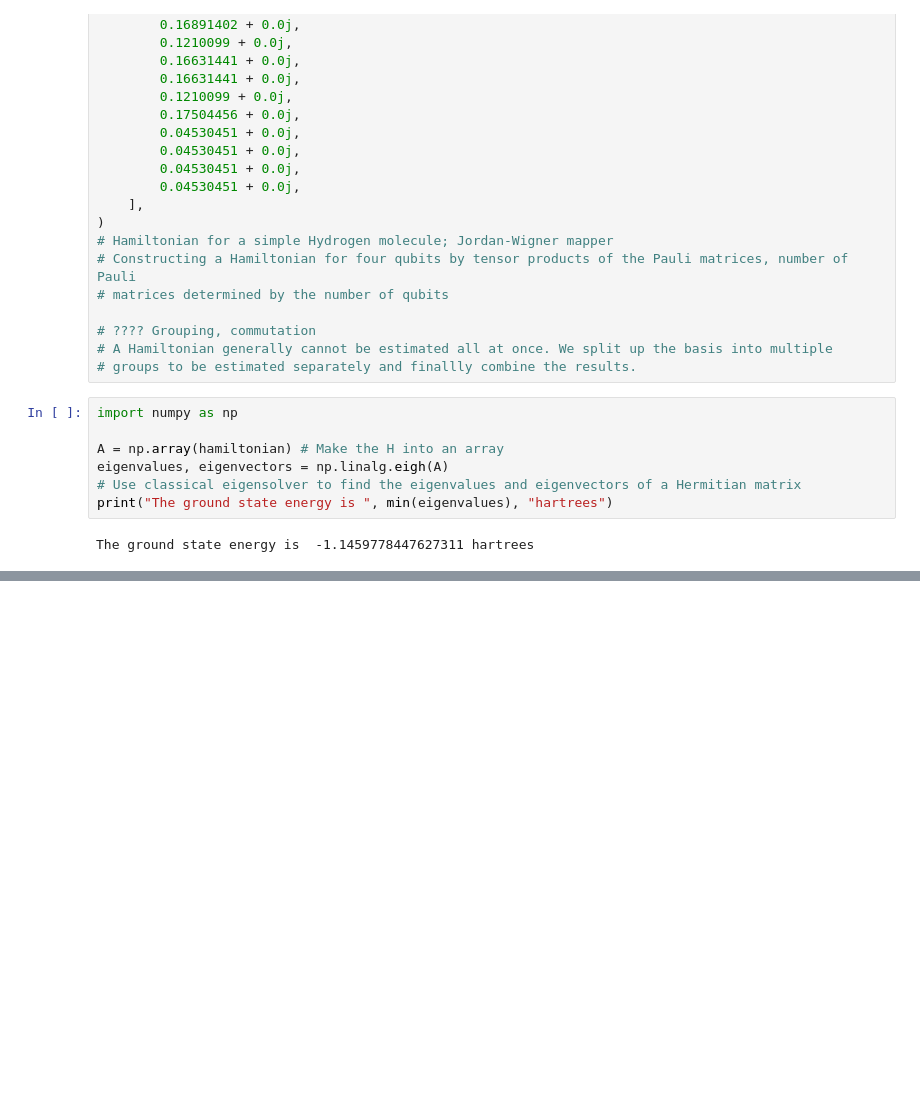
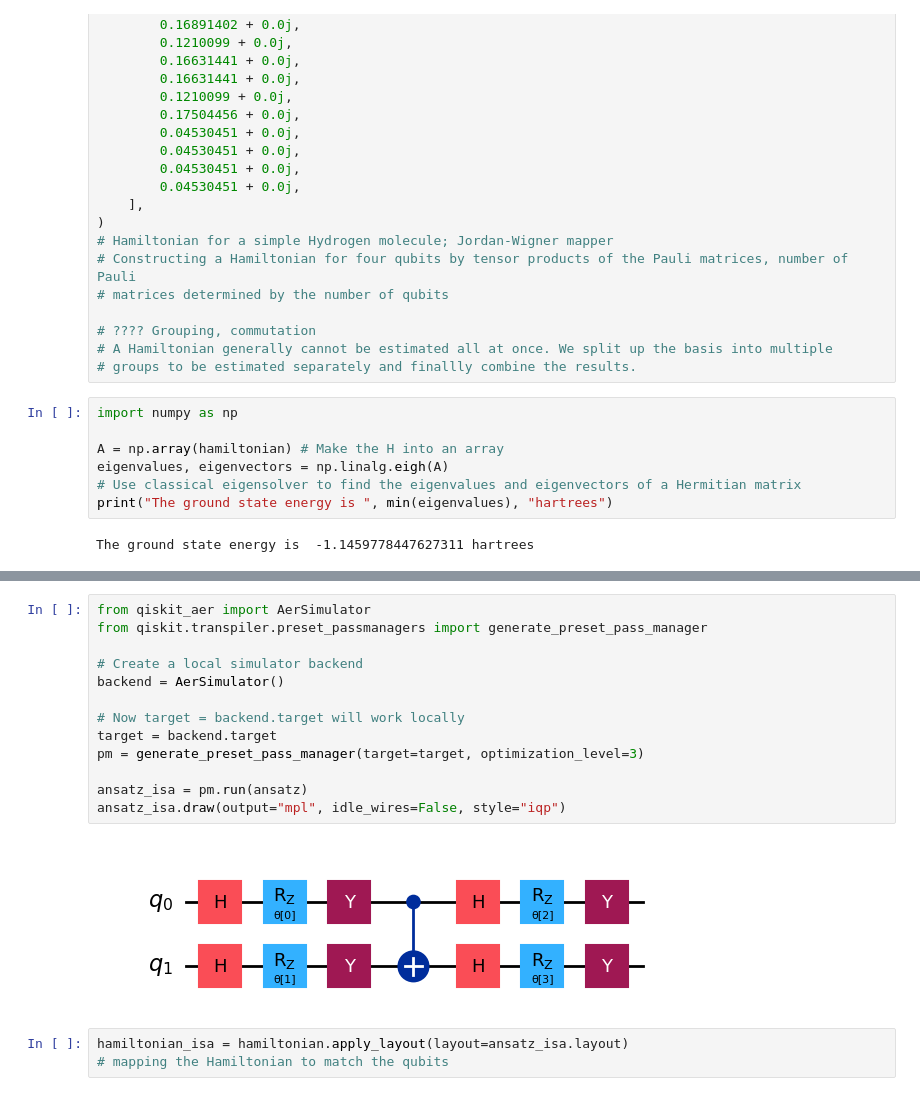
Before and after one commit to sunmancao-png/quantum-computing-code, a Jupyter notebook: vqe.ipynb, the cells around one changed output, grey strips where cells are left out. Drawn from its saved outputs; the diff is of its cells as text; blank space fills up the shorter version.

```diff
--- a/vqe.ipynb
+++ b/vqe.ipynb
@@ -58,0 +118,18 @@ The ground state energy is  -1.1459778447627311 hartrees
+# %%
+from qiskit_aer import AerSimulator
+from qiskit.transpiler.preset_passmanagers import generate_preset_pass_manager
+
+# Create a local simulator backend
+backend = AerSimulator()
+
+# Now target = backend.target will work locally
+target = backend.target
+pm = generate_preset_pass_manager(target=target, optimization_level=3)
+
+ansatz_isa = pm.run(ansatz)
+ansatz_isa.draw(output="mpl", idle_wires=False, style="iqp")
+# %% [output]
+[figure, added]
+# %%
+hamiltonian_isa = hamiltonian.apply_layout(layout=ansatz_isa.layout)
+# mapping the Hamiltonian to match the qubits
```
Also changed, not shown: parts of 7 cells of this notebook.
